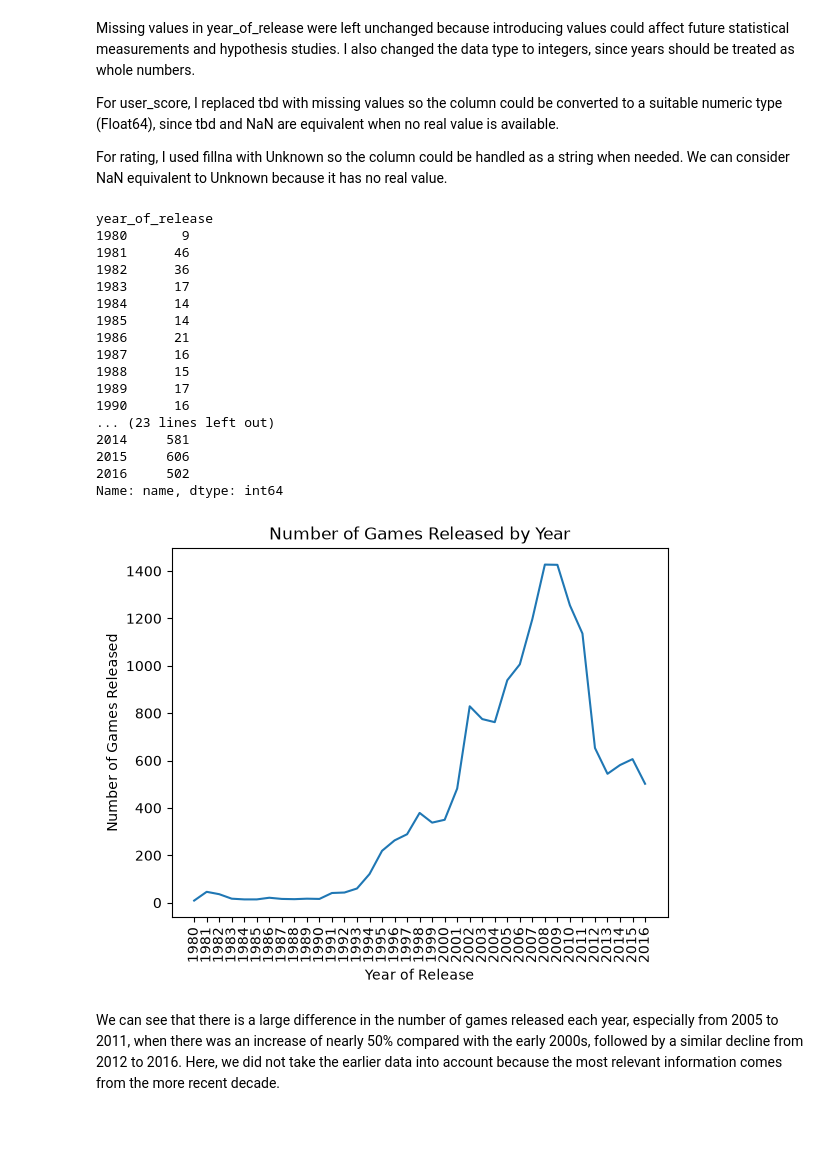
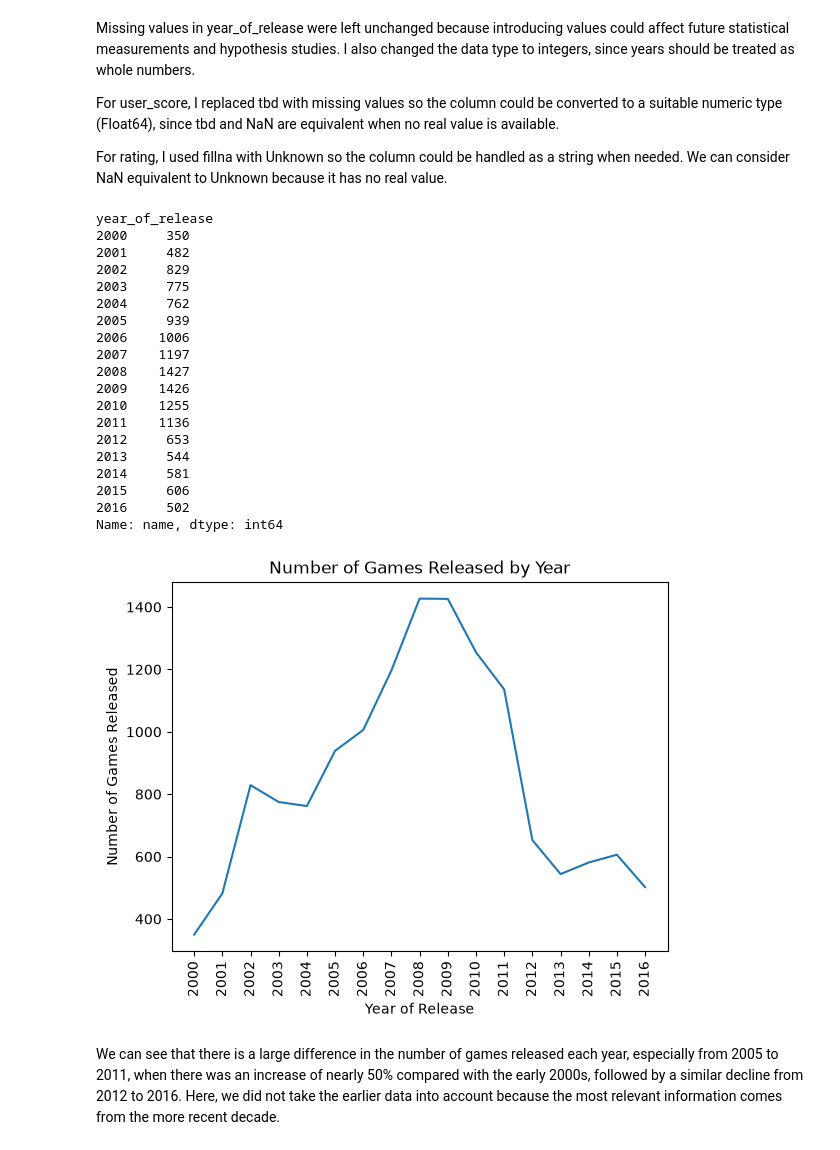
Before and after one commit to CarlosdelaVilla/Portfolio, a Jupyter notebook: Video Game Sales Analysis/Video Game Sales Analysis.ipynb, the cells around one changed output. Drawn from its saved outputs; the diff is of its cells as text; code cells hidden in the pictures.

```diff
--- a/Video Game Sales Analysis/Video Game Sales Analysis.ipynb
+++ b/Video Game Sales Analysis/Video Game Sales Analysis.ipynb
@@ -80,35 +80,37 @@ For rating, I used fillna with Unknown so the column could be handled as a strin
 # %%
 games_by_year = df_games.groupby("year_of_release")["name"].count()
 
+games_by_year = games_by_year[games_by_year.index >= 2000]
+
 print(games_by_year)
-
-df_games = df_games[df_games["year_of_release"] >= 2000]
 
 plt.plot(games_by_year.index, games_by_year.values)
 plt.xticks(games_by_year.index, rotation=90)
 plt.ylabel("Number of Games Released")
 plt.xlabel("Year of Release")
 plt.title("Number of Games Released by Year")
 plt.show()
 # %% [output]
 year_of_release
-1980       9
-1981      46
-1982      36
-1983      17
-1984      14
-1985      14
-1986      21
-1987      16
-1988      15
-1989      17
-1990      16
-... (23 lines left out)
+2000     350
+2001     482
+2002     829
+2003     775
+2004     762
+2005     939
+2006    1006
+2007    1197
+2008    1427
+2009    1426
+2010    1255
+2011    1136
+2012     653
+2013     544
 2014     581
 2015     606
 2016     502
 Name: name, dtype: int64
-[figure, old version]
+[figure, new version]
 # %% [markdown]
 We can see that there is a large difference in the number of games released each year, especially from 2005 to 2011, when there was an increase of nearly 50% compared with the early 2000s, followed by a similar decline from 2012 to 2016. Here, we did not take the earlier data into account because the most relevant information comes from the more recent decade.
 # %%
```
Also changed, not shown: parts of 1 cell of this notebook.
